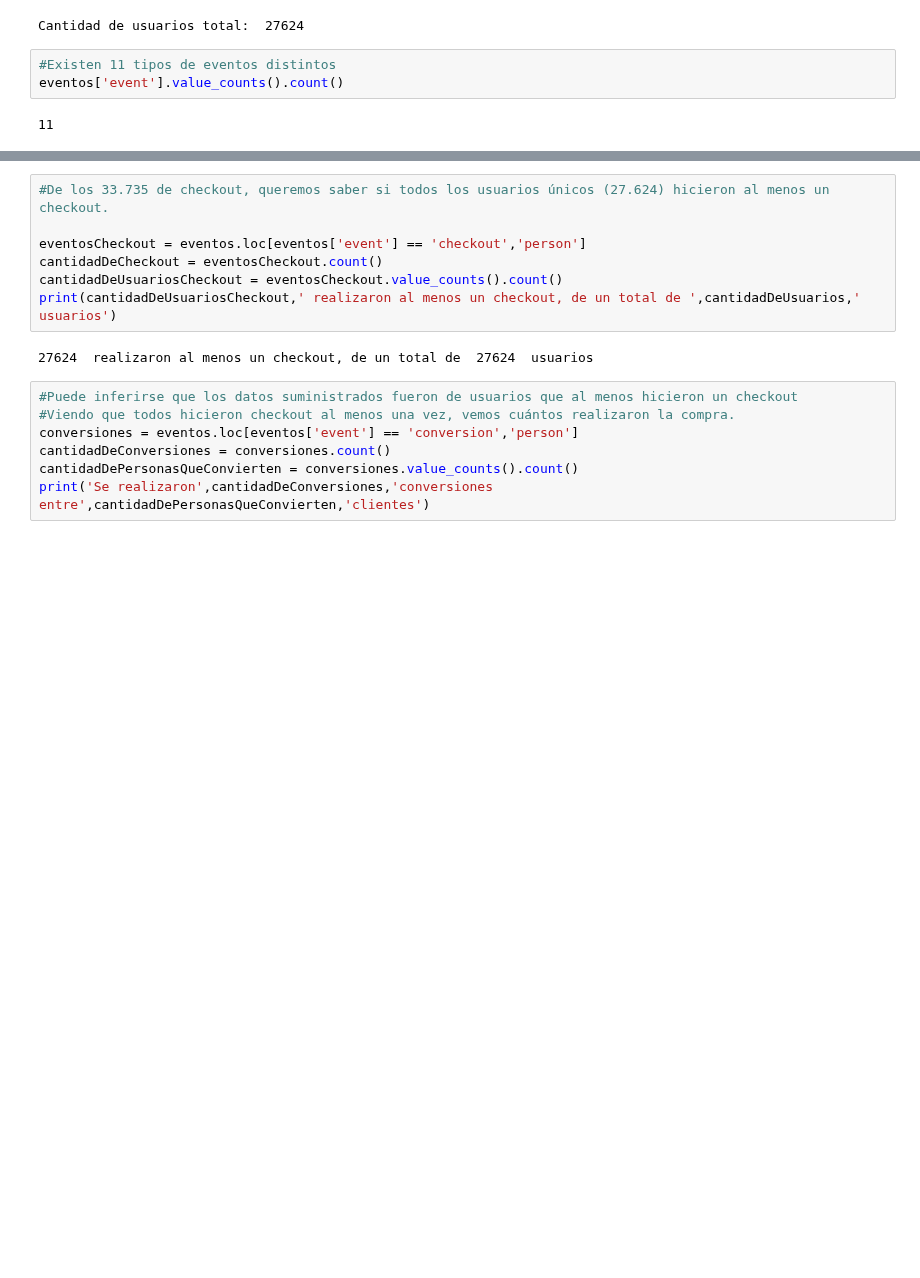
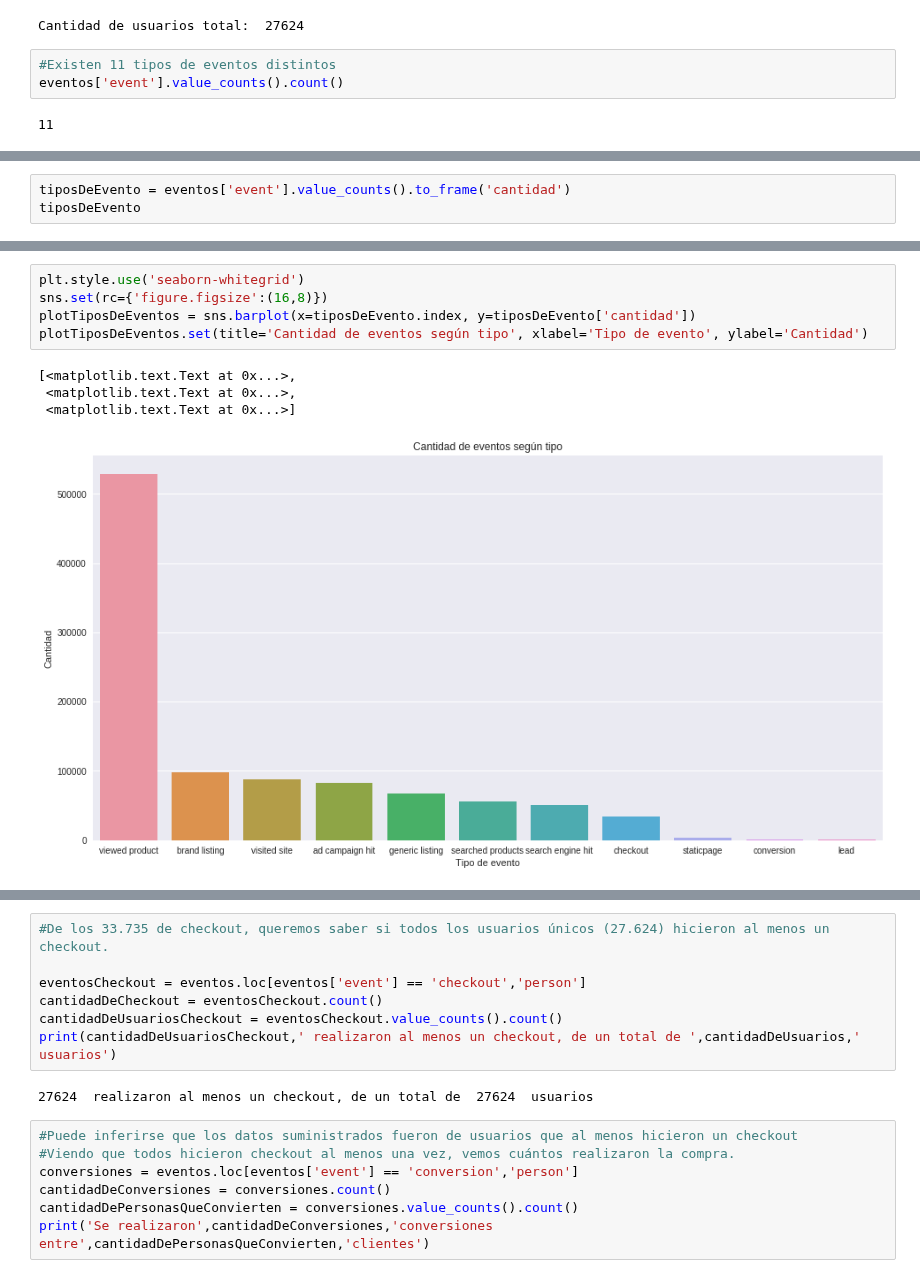
Before and after one commit to btusca/7506, a Jupyter notebook: TP2018/TP definitivo.ipynb, the cells around one changed output, grey strips where cells are left out. Saved outputs shown, nothing was run; the diff lists cells and outputs as text; blank space fills up the shorter version.

Commit message:
Agregando un par de gráficos de cosas que ya están, pero en Seaborn

```diff
--- a/TP2018/TP definitivo.ipynb
+++ b/TP2018/TP definitivo.ipynb
@@ -145,0 +118,3 @@ Name: event, dtype: int64
+# %%
+tiposDeEvento = eventos['event'].value_counts().to_frame('cantidad')
+tiposDeEvento
@@ -145,0 +134,10 @@ Name: event, dtype: int64
+# %%
+plt.style.use('seaborn-whitegrid')
+sns.set(rc={'figure.figsize':(16,8)})
+plotTiposDeEventos = sns.barplot(x=tiposDeEvento.index, y=tiposDeEvento['cantidad'])
+plotTiposDeEventos.set(title='Cantidad de eventos según tipo', xlabel='Tipo de evento', ylabel='Cantidad')
+# %% [output]
+[<matplotlib.text.Text at 0x...>,
+ <matplotlib.text.Text at 0x...>,
+ <matplotlib.text.Text at 0x...>]
+[figure, added]
```
Also changed, not shown: parts of 6 cells of this notebook.
